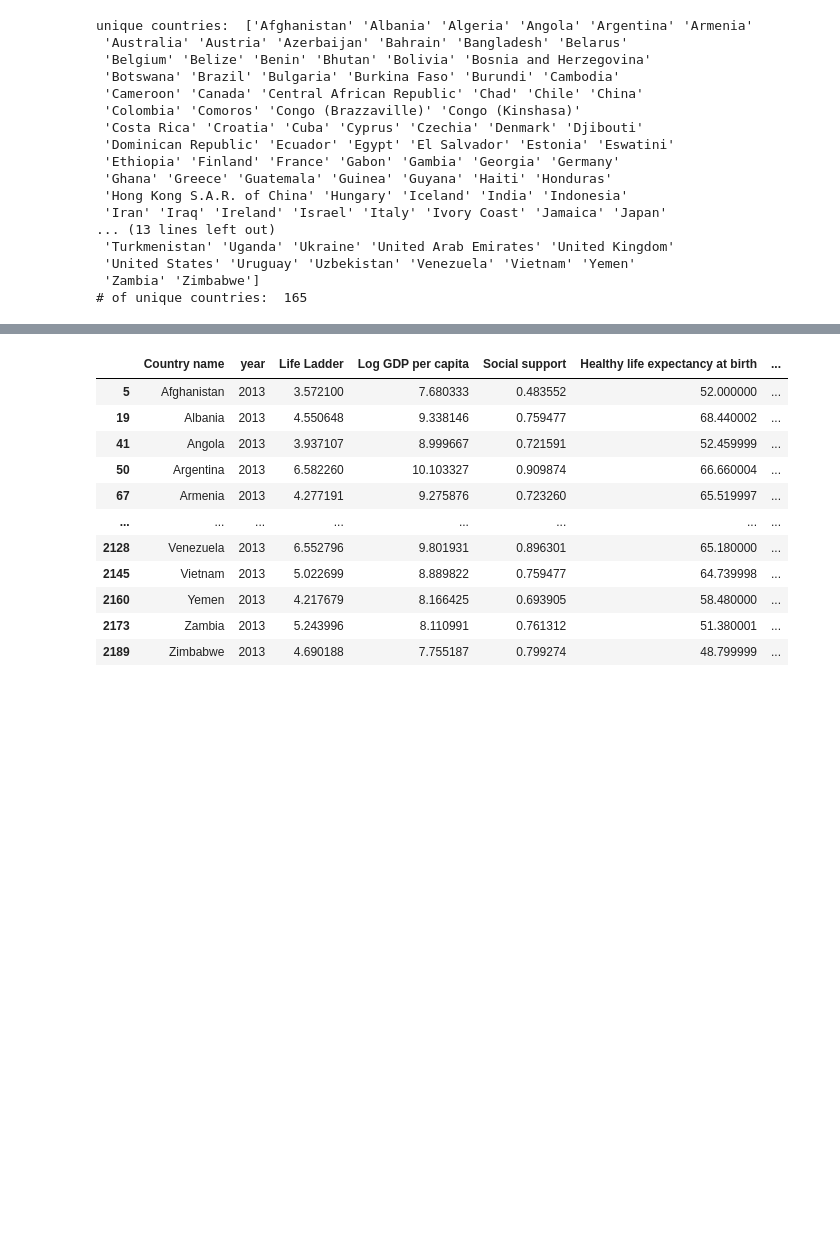
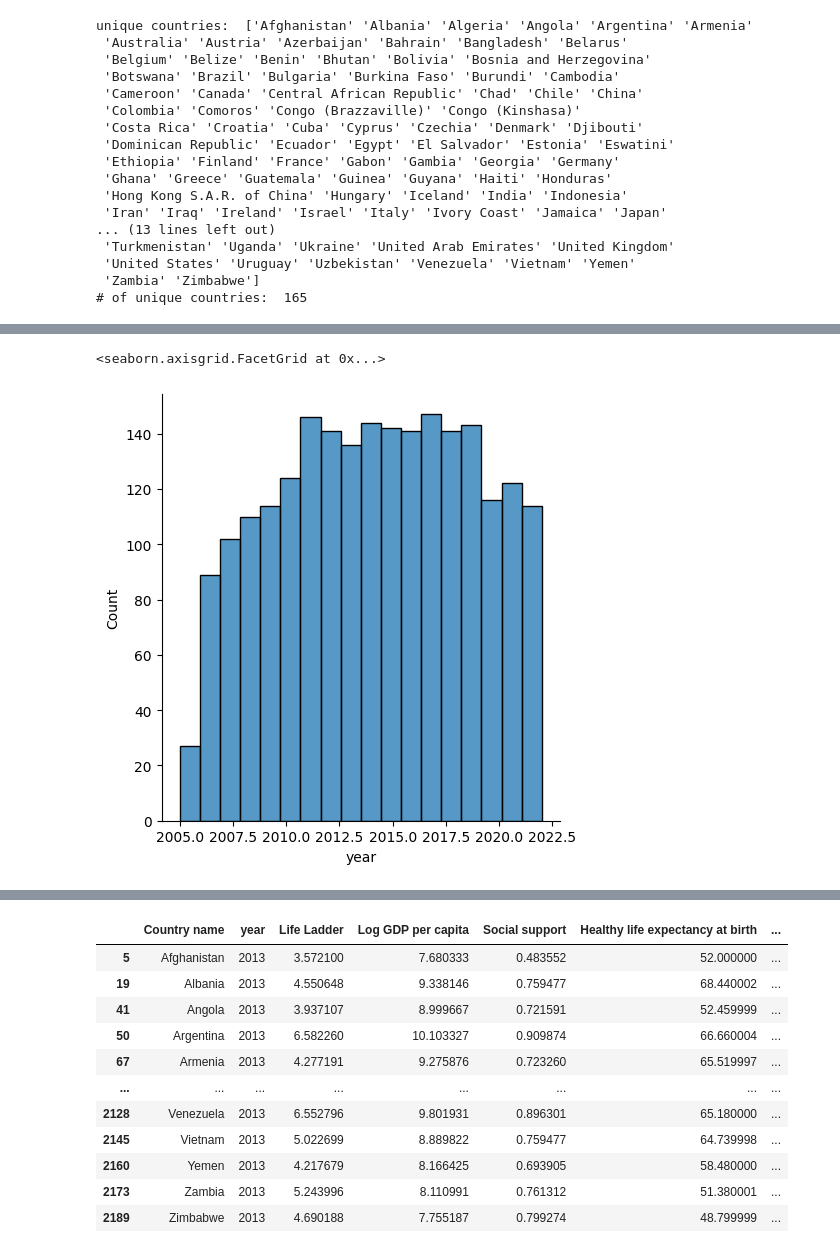
Before and after one commit to USFCA-CS663-Spring2024/happiness-lawrenceslng, a Jupyter notebook: Happiness - Assignment 1 - CS 663 (Machine Learning).ipynb, the cells around one changed output, grey strips where cells are left out. Cells and saved outputs as stored; diff of their text form; code cells hidden in the pictures; blank space fills up the shorter version.

```diff
--- a/Happiness - Assignment 1 - CS 663 (Machine Learning).ipynb
+++ b/Happiness - Assignment 1 - CS 663 (Machine Learning).ipynb
@@ -97,0 +126,5 @@ unique countries:  ['Afghanistan' 'Albania' 'Algeria' 'Angola' 'Argentina' 'Arme
+# %%
+sns.displot(happiness_df['year'], bins=18)
+# %% [output]
+<seaborn.axisgrid.FacetGrid at 0x...>
+[figure, added]
```
Also changed, not shown: parts of 17 cells of this notebook.
